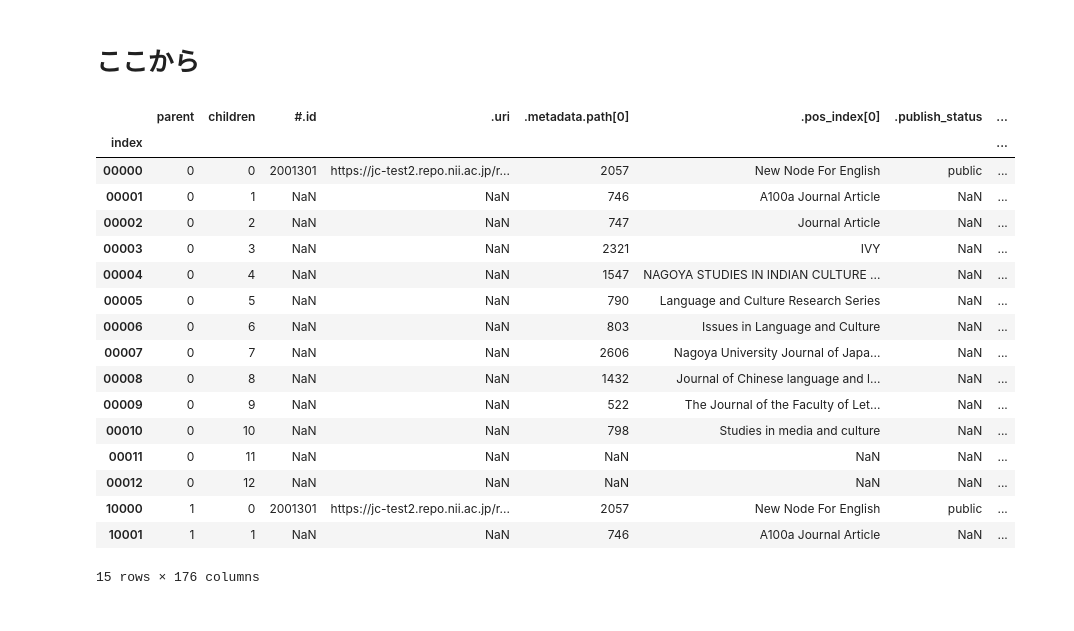
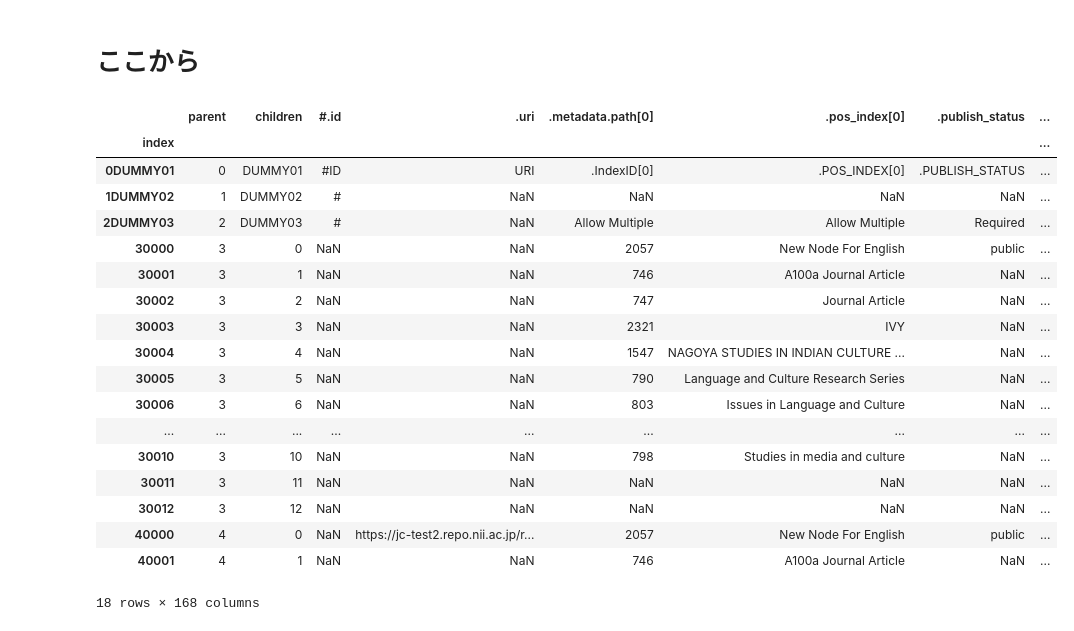
Before and after one commit to wonox/weko3importfile, a Jupyter notebook: excel2tsv_v2.ipynb, the cells around one changed output. Drawn from its saved outputs; the diff is of its cells as text; code cells hidden in the pictures.

```diff
--- a/excel2tsv_v2.ipynb
+++ b/excel2tsv_v2.ipynb
@@ -3,39 +3,42 @@
 # %%
 import pandas as pd
 # エクセルファイルの シート名 import から読み出す
 data = pd.read_excel("aoutogen_importdata2.xlsx", sheet_name='import', index_col=None)
 # 5行目までを取り出す
 data_index = data[0:4]
-# 5行目までを dropする
-data_body = data.drop([0,1,2,3])
+# 5行目までを dropする # data_body = data.drop([0,1,2,3])
+# 1行目までを drop
+data_body = data.drop([0])
 # data_indexの2行目をカラム名に設定
 columnsname = data_index.loc[0].values.tolist()
 data_body.columns = columnsname
-# index を振りなおす
+# parent,children を文字列化
 data_body['parent'] = data_body['parent'].astype(str)
 data_body['children'] = data_body['children'].astype(str)
 # data_body.reset_index(inplace=True, drop=True)
 # data_body2 = data_body.set_index('parent', drop=False)
 # data_body2 = data_body.set_index('parent'+'children', drop=False)
+# index を振りなおす
 data_body2 = data_body.assign(index=lambda x: x.parent.str.cat(x.children.str.zfill(4))).set_index('index')
 data_body2
 # %% [output]
 |  | parent | children | #.id | .uri | .metadata.path[0] | .pos_index[0] | .publish_status | ... |
 | index |  |  |  |  |  |  |  | ... |
-| 00000 | 0 | 0 | 2001301 | https://jc-test2.repo.nii.ac.jp/r... | 2057 | New Node For English | public | ... |
-| 00001 | 0 | 1 | NaN | NaN | 746 | A100a Journal Article | NaN | ... |
-| 00002 | 0 | 2 | NaN | NaN | 747 | Journal Article | NaN | ... |
-| 00003 | 0 | 3 | NaN | NaN | 2321 | IVY | NaN | ... |
-| 00004 | 0 | 4 | NaN | NaN | 1547 | NAGOYA STUDIES IN INDIAN CULTURE ... | NaN | ... |
-| 00005 | 0 | 5 | NaN | NaN | 790 | Language and Culture Research Series | NaN | ... |
-| 00006 | 0 | 6 | NaN | NaN | 803 | Issues in Language and Culture | NaN | ... |
-| 00007 | 0 | 7 | NaN | NaN | 2606 | Nagoya University Journal of Japa... | NaN | ... |
-| 00008 | 0 | 8 | NaN | NaN | 1432 | Journal of Chinese language and l... | NaN | ... |
-| 00009 | 0 | 9 | NaN | NaN | 522 | The Journal of the Faculty of Let... | NaN | ... |
-| 00010 | 0 | 10 | NaN | NaN | 798 | Studies in media and culture | NaN | ... |
-| 00011 | 0 | 11 | NaN | NaN | NaN | NaN | NaN | ... |
-| 00012 | 0 | 12 | NaN | NaN | NaN | NaN | NaN | ... |
-| 10000 | 1 | 0 | 2001301 | https://jc-test2.repo.nii.ac.jp/r... | 2057 | New Node For English | public | ... |
-| 10001 | 1 | 1 | NaN | NaN | 746 | A100a Journal Article | NaN | ... |
+| 0DUMMY01 | 0 | DUMMY01 | #ID | URI | .IndexID[0] | .POS_INDEX[0] | .PUBLISH_STATUS | ... |
+| 1DUMMY02 | 1 | DUMMY02 | # | NaN | NaN | NaN | NaN | ... |
+| 2DUMMY03 | 2 | DUMMY03 | # | NaN | Allow Multiple | Allow Multiple | Required | ... |
+| 30000 | 3 | 0 | NaN | NaN | 2057 | New Node For English | public | ... |
+| 30001 | 3 | 1 | NaN | NaN | 746 | A100a Journal Article | NaN | ... |
+| 30002 | 3 | 2 | NaN | NaN | 747 | Journal Article | NaN | ... |
+| 30003 | 3 | 3 | NaN | NaN | 2321 | IVY | NaN | ... |
+| 30004 | 3 | 4 | NaN | NaN | 1547 | NAGOYA STUDIES IN INDIAN CULTURE ... | NaN | ... |
+| 30005 | 3 | 5 | NaN | NaN | 790 | Language and Culture Research Series | NaN | ... |
+| 30006 | 3 | 6 | NaN | NaN | 803 | Issues in Language and Culture | NaN | ... |
+| ... | ... | ... | ... | ... | ... | ... | ... | ... |
+| 30010 | 3 | 10 | NaN | NaN | 798 | Studies in media and culture | NaN | ... |
+| 30011 | 3 | 11 | NaN | NaN | NaN | NaN | NaN | ... |
+| 30012 | 3 | 12 | NaN | NaN | NaN | NaN | NaN | ... |
+| 40000 | 4 | 0 | NaN | https://jc-test2.repo.nii.ac.jp/r... | 2057 | New Node For English | public | ... |
+| 40001 | 4 | 1 | NaN | NaN | 746 | A100a Journal Article | NaN | ... |
-15 rows × 176 columns
+18 rows × 168 columns
 # %%
```
Also changed, not shown: parts of 29 cells of this notebook.
